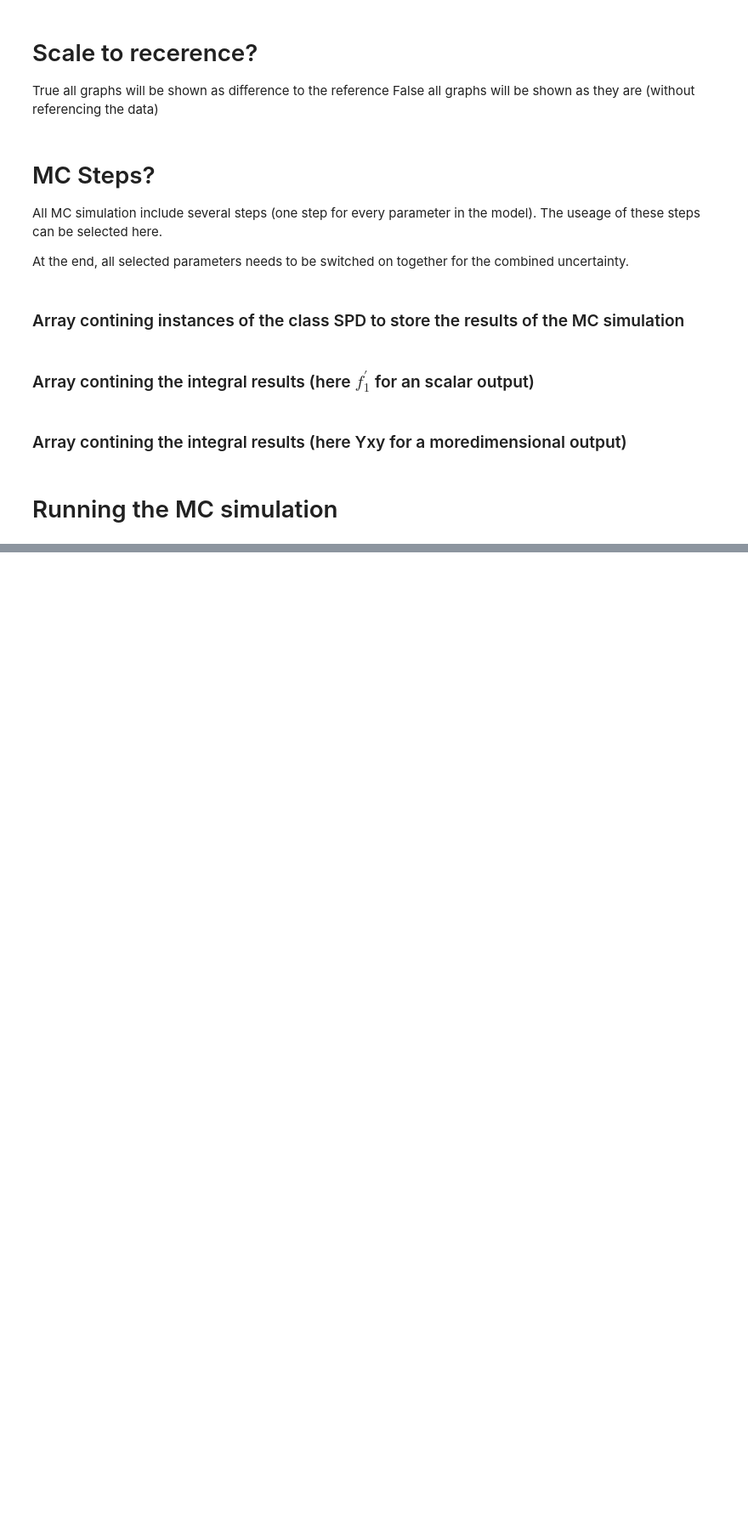
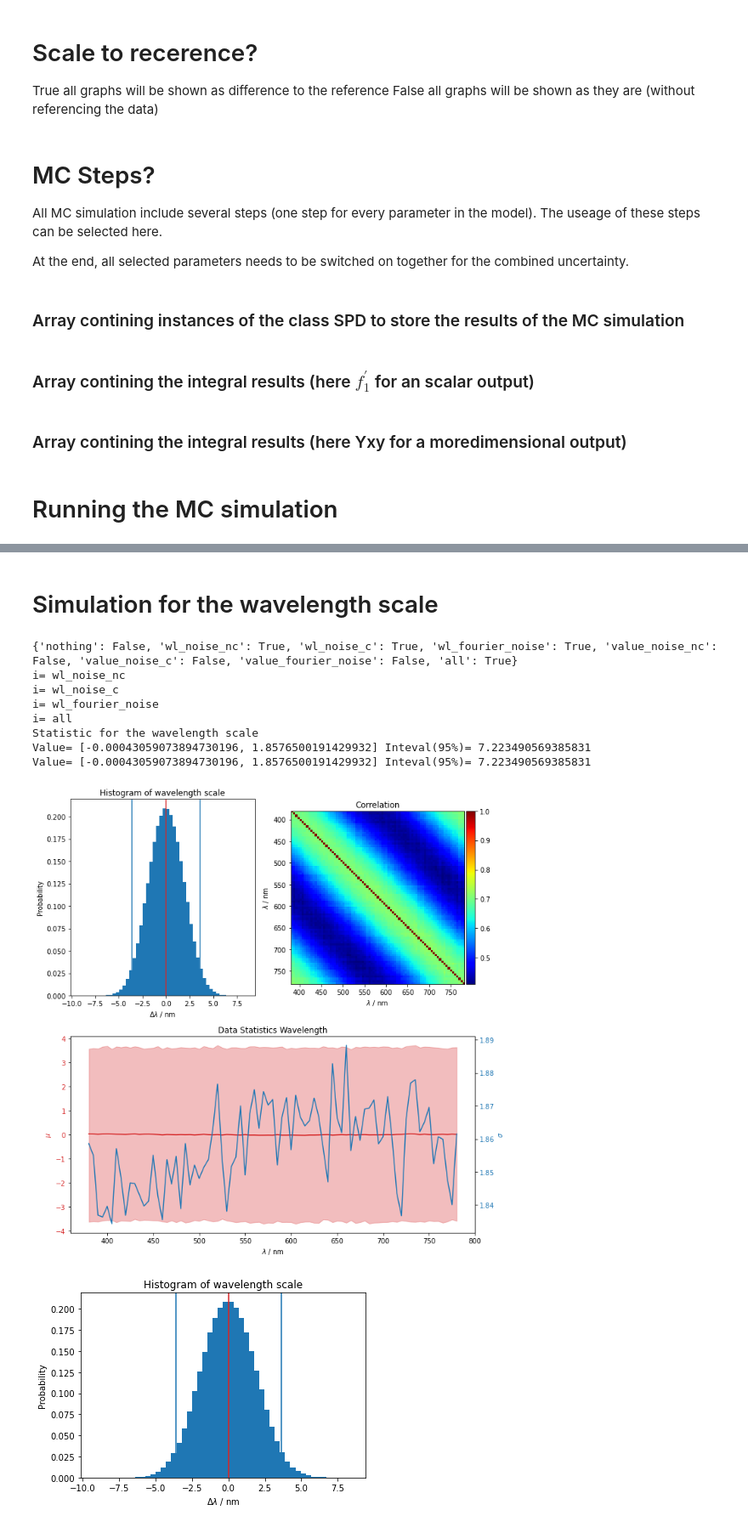
Before and after one commit to empir19nrm02/empir19nrm02, a Jupyter notebook: empir19nrm02/Jupyter/MCTest.ipynb, the cells around one changed output, grey strips where cells are left out. Shown at 85% size. Drawn from its saved outputs; the diff is of its cells as text; code cells hidden in the pictures; blank space fills up the shorter version.

```diff
--- a/empir19nrm02/Jupyter/MCTest.ipynb
+++ b/empir19nrm02/Jupyter/MCTest.ipynb
@@ -22,7 +22,7 @@ iObserverOffset = 1
 wlResolution = 5
 wlStart = 380
 wlStop = 780
-trials = 1000
+trials = 10000
 
 fig_number = 1
 fig_type= '.svg'
@@ -68,8 +68,10 @@ selected here.
 
 At the end, all selected parameters needs to be switched on together for the combined uncertainty.
 # %%
-mc_enable = { 'wl_noise_nc': True,
+mc_enable = { 'nothing': True,
+              'wl_noise_nc': True,
               'wl_noise_c': True,
+              'wl_fourier_noise':True,
               'value_noise_nc': True,
               'value_noise_c': True,
               'value_fourier_noise':True,
@@ -157,0 +229,23 @@ AttributeError: 'AxesSubplot' object has no property 'constrained_layout'
+# %% [markdown]
+# Simulation for the wavelength scale
+# %%
+mc_wl = mc_enable.copy()
+for key in mc_wl:
+    mc_wl[key]=False
+mc_wl['wl_noise_c']=True
+mc_wl['wl_noise_nc']=True
+mc_wl['wl_fourier_noise']=True
+mc_wl['all']=True
+
+mc_bta=MC_simulation( mc_wl)
+# %% [output]
+{'nothing': False, 'wl_noise_nc': True, 'wl_noise_c': True, 'wl_fourier_noise': True, 'value_noise_nc': False, 'value_noise_c': False, 'value_fourier_noise': False, 'all': True}
+i= wl_noise_nc
+i= wl_noise_c
+i= wl_fourier_noise
+i= all
+Statistic for the wavelength scale
+Value= [-0.00043059073894730196, 1.8576500191429932] Inteval(95%)= 7.223490569385831
+Value= [-0.00043059073894730196, 1.8576500191429932] Inteval(95%)= 7.223490569385831
+[figure, added]
+[figure, added]
```
Also changed, not shown: parts of 18 cells of this notebook, 6 other files.
